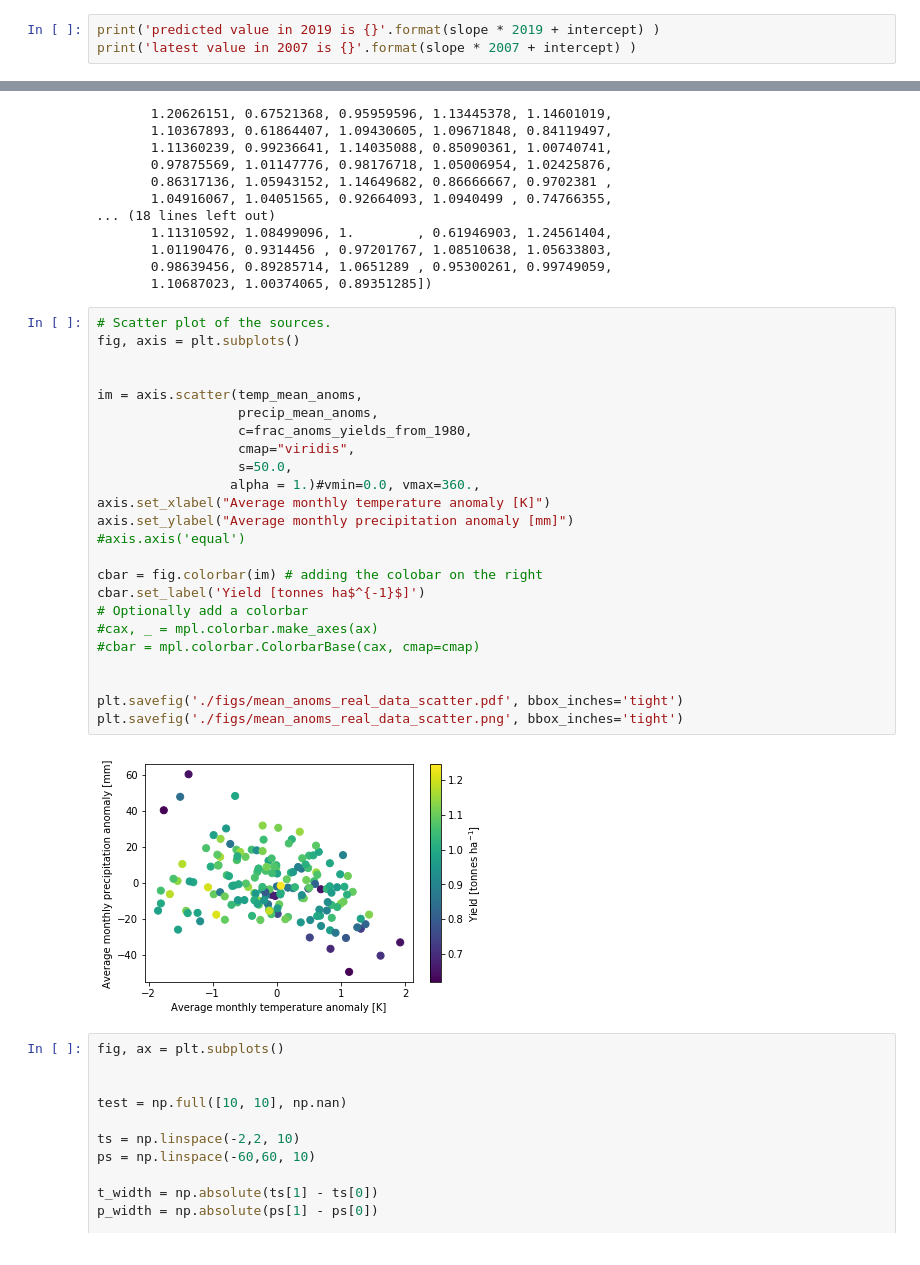
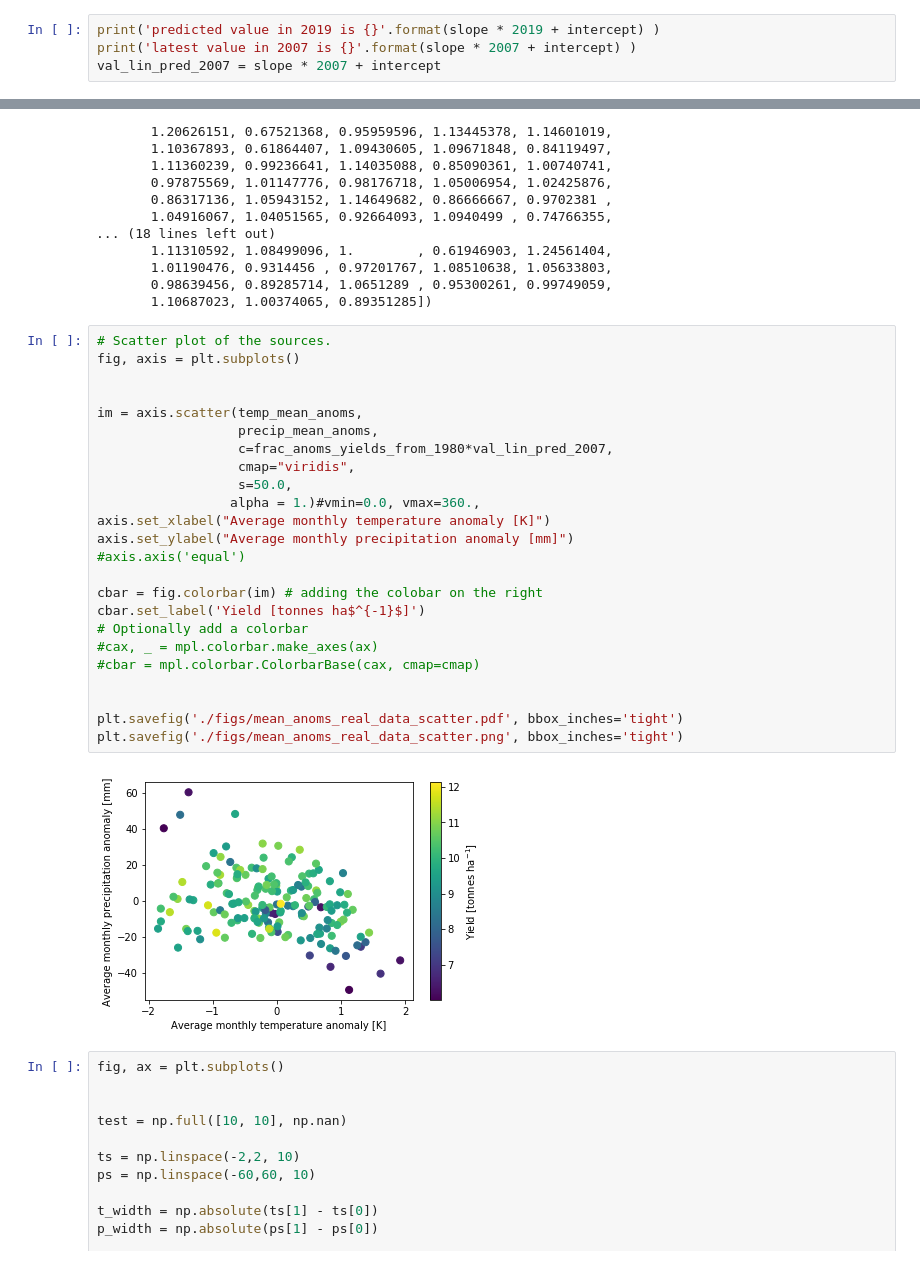
Before and after one commit to AnisaAubin/facynation, a Jupyter notebook: 8_mean_yield_fracs.ipynb, the cells around one changed output, grey strips where cells are left out. Drawn from its saved outputs; the diff is of its cells as text.

```diff
--- a/8_mean_yield_fracs.ipynb
+++ b/8_mean_yield_fracs.ipynb
@@ -335,4 +336,5 @@ anoms_for_comp = mean_anoms
 # %%
 print('predicted value in 2019 is {}'.format(slope * 2019 + intercept) )
 print('latest value in 2007 is {}'.format(slope * 2007 + intercept) )
+val_lin_pred_2007 = slope * 2007 + intercept
 # %% [output]
@@ -446,29 +468,29 @@ array([0.87272727, 1.04854369, 1.21153846, 0.66727605, 1.04278075,
 # %%
 # Scatter plot of the sources.
 fig, axis = plt.subplots()
 
 
 im = axis.scatter(temp_mean_anoms,
                   precip_mean_anoms,
-                  c=frac_anoms_yields_from_1980,
+                  c=frac_anoms_yields_from_1980*val_lin_pred_2007,
                   cmap="viridis",
                   s=50.0,
                  alpha = 1.)#vmin=0.0, vmax=360.,
 axis.set_xlabel("Average monthly temperature anomaly [K]")
 axis.set_ylabel("Average monthly precipitation anomaly [mm]")
 #axis.axis('equal')
 
 cbar = fig.colorbar(im) # adding the colobar on the right
 cbar.set_label('Yield [tonnes ha$^{-1}$]')
 # Optionally add a colorbar
 #cax, _ = mpl.colorbar.make_axes(ax)
 #cbar = mpl.colorbar.ColorbarBase(cax, cmap=cmap)
 
 
 plt.savefig('./figs/mean_anoms_real_data_scatter.pdf', bbox_inches='tight')
 plt.savefig('./figs/mean_anoms_real_data_scatter.png', bbox_inches='tight')
 # %% [output]
-[figure, old version]
+[figure, new version]
 # %%
 fig, ax = plt.subplots()
 
```
Also changed, not shown: parts of 21 cells of this notebook.
